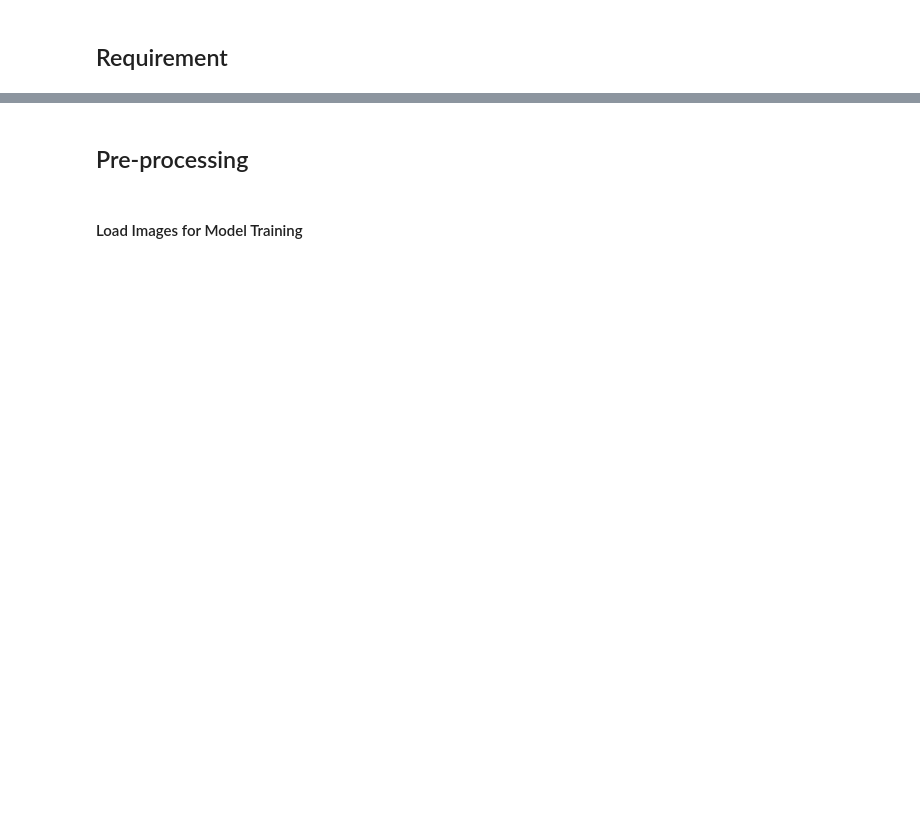
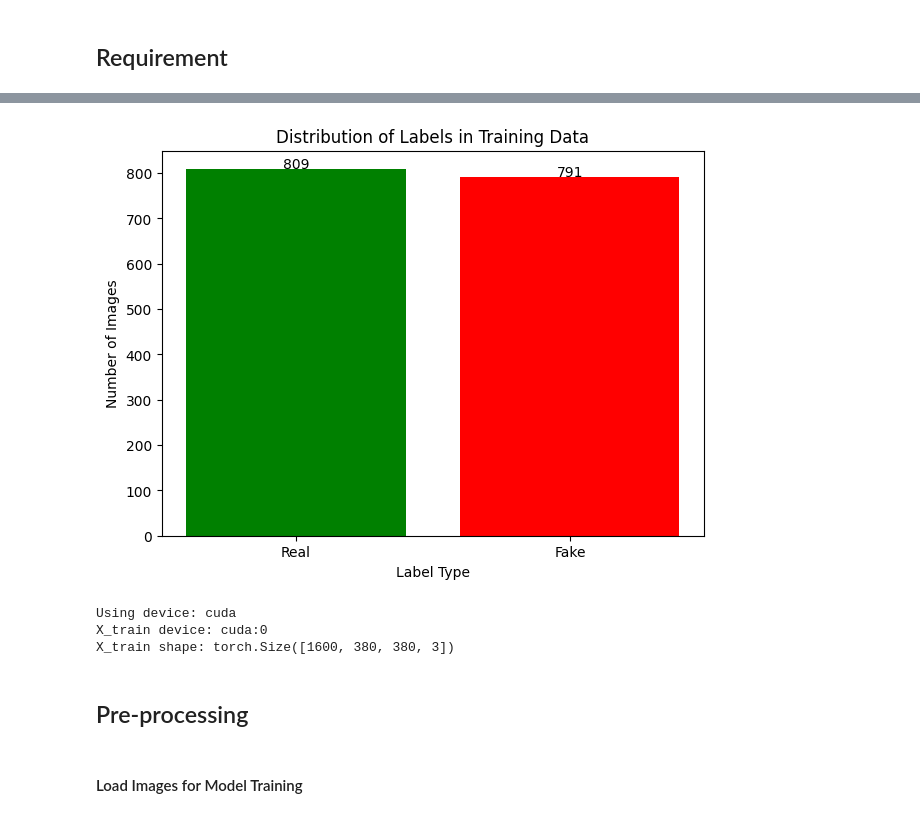
Before and after one commit to Elsewin-Lim/RealSense, a Jupyter notebook: src/ModelTraining.ipynb, the cells around one changed output, grey strips where cells are left out. Cells and saved outputs as stored; diff of their text form; code cells hidden in the pictures; blank space fills up the shorter version.

```diff
--- a/src/ModelTraining.ipynb
+++ b/src/ModelTraining.ipynb
@@ -6,3 +183,48 @@
+# %%
+import matplotlib.pyplot as plt
+import numpy as np
+
+# 1. Count the occurrences of each label
+# unique: [0, 1], counts: [number of 0s, number of 1s]
+unique, counts = np.unique(y_train, return_counts=True)
+
+# 2. Map the numeric labels to names for the graph
+label_names = ['Real' if int(u) == 0 else 'Fake' for u in unique]
+
+# 3. Create the Bar Graph
+plt.figure(figsize=(7, 5))
+plt.bar(label_names, counts, color=['green', 'red'])
+
+# 4. Add decorations
+plt.title("Distribution of Labels in Training Data")
+plt.xlabel("Label Type")
+plt.ylabel("Number of Images")
+
+# Optional: Add the exact count numbers on top of the bars
+for i, count in enumerate(counts):
+    plt.text(i, count + 1, str(count), ha='center')
+
+plt.show()
+# %% [output]
+[figure, added]
+# %%
+import torch
+
+# 1. Define the device (we already have this from your earlier cell)
+device = "cuda" if torch.cuda.is_available() else "cpu"
+print(f"Using device: {device}")
+
+# 2. Convert NumPy arrays to PyTorch Tensors and move to GPU
+# Note: We convert to float and normalize by 255 for typical model training
+X_train = torch.from_numpy(X_train).float().to(device)
+y_train_gpu = torch.tensor(y_train.astype(int)).to(device)
+
+print(f"X_train device: {X_train.device}")
+print(f"X_train shape: {X_train.shape}")
+# %% [output]
+Using device: cuda
+X_train device: cuda:0
+X_train shape: torch.Size([1600, 380, 380, 3])
 # %% [markdown]
 ## Pre-processing
 # %% [markdown]
```
Also changed, not shown: parts of 16 cells of this notebook, 1 other file.
